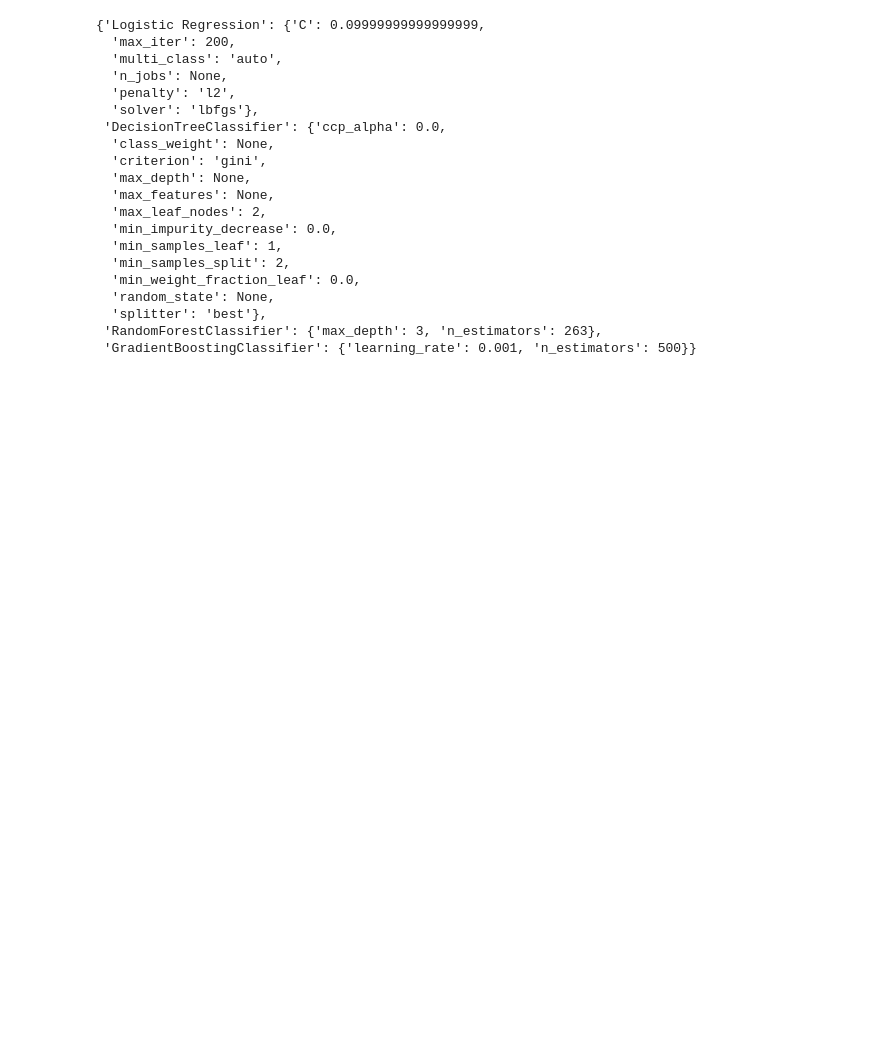
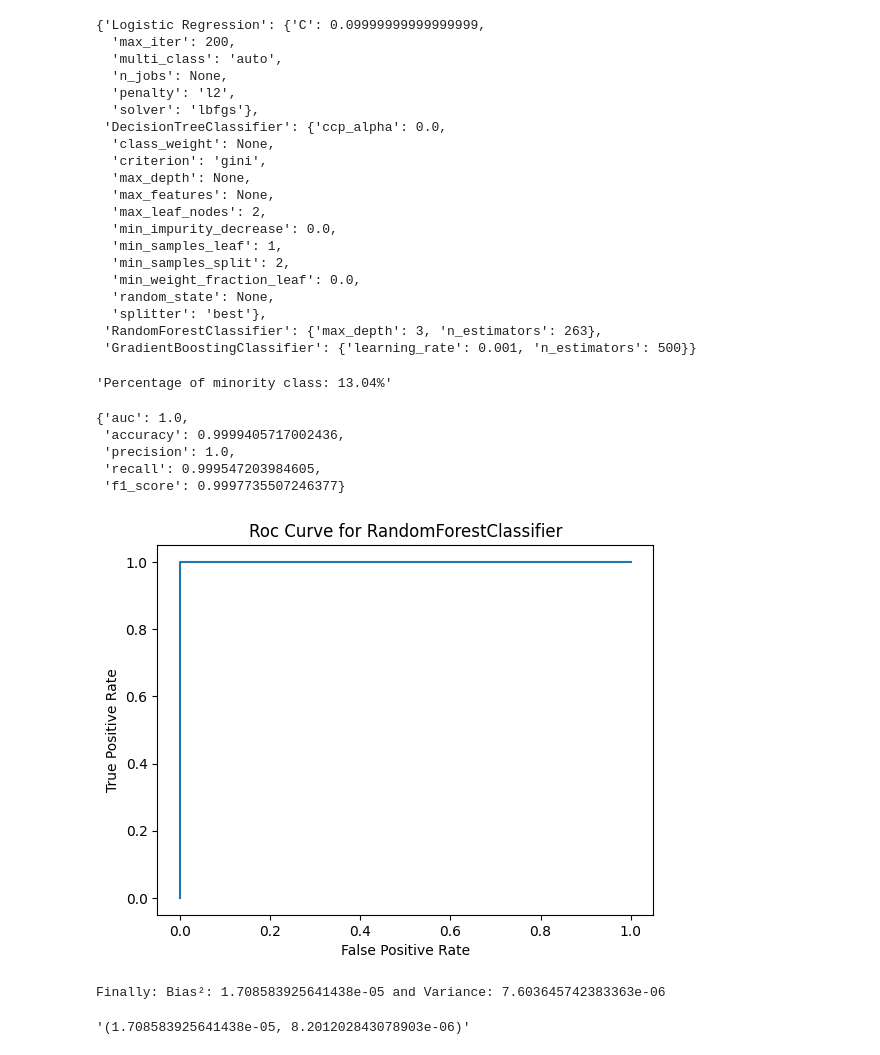
Before and after one commit to goamegah/Supervised-Learning-Unbalanced-Data, a Jupyter notebook: src/scripts/python-notebooks/credit_fraud_scripts.ipynb, the cells around one changed output. Drawn from its saved outputs; the diff is of its cells as text; code cells hidden in the pictures; blank space fills up the shorter version.

```diff
--- a/src/scripts/python-notebooks/credit_fraud_scripts.ipynb
+++ b/src/scripts/python-notebooks/credit_fraud_scripts.ipynb
@@ -742,3 +741,48 @@ best model for this approach: GradientBoostingClassifier
   'splitter': 'best'},
  'RandomForestClassifier': {'max_depth': 3, 'n_estimators': 263},
  'GradientBoostingClassifier': {'learning_rate': 0.001, 'n_estimators': 500}}
+# %%
+hyperparams_opti={
+    "GradientBoostingClassifier":
+        {
+            "learning_rate":0.15,
+            "n_estimators":1750
+        },
+    "RandomForestClassifier":
+        {
+
+            "max_depth": 18,
+            "n_estimators": 482
+        }
+
+}
+#To conclude, this 2 models are the best for this dataset, we choose the model with a model with fewer parameters to reduce variance of the model.
+#RandomForestClassifier have less estimators than "GradientBoostingClassifier", we choose it to simplify the model.
+# %%
+from src.core.ComputeModel import ComputeModel
+best_models={
+    "RandomForestClassifier":
+        ComputeModel(df_new_[relevant_features],df_new_[outcome], \
+                     process=process,model_name="RandomForestClassifier", \
+                     positive_mod=positive_mod,grid_search=False,params_grid=hyperparams_opti["RandomForestClassifier"],stratify=False)
+}
+# %%
+p=.15
+best_models["RandomForestClassifier"].fit(sampling=True,method="SMOTE",perc_minority=p)
+while best_models["RandomForestClassifier"].metrics()["f1_score"] < .901:
+    best_models["RandomForestClassifier"].fit(sampling=True,method="SMOTE",perc_minority=p)
+    p+=.1
+# %%
+"Percentage of minority class: " + str(round((p/(p+1))*100,2)) +"%" #13.04% percentage of minority class with oversampling for f1_score >=0.901
+# %% [output]
+'Percentage of minority class: 13.04%'
+# %%
+fig,ax=plt.subplots()
+best_models["RandomForestClassifier"].metrics(plot_roc=True,ax=ax)
+# %% [output]
+{'auc': 1.0,
+ 'accuracy': 0.9999405717002436,
+ 'precision': 1.0,
+ 'recall': 0.999547203984605,
+ 'f1_score': 0.9997735507246377}
+[figure, added]
@@ -744,0 +791,8 @@ best model for this approach: GradientBoostingClassifier
+# %%
+print(f"Finally: Bias²: {bias_two} and Variance: {variance}")
+# %% [output]
+Finally: Bias²: 1.708583925641438e-05 and Variance: 7.603645742383363e-06
+# %%
+"(1.708583925641438e-05, 8.201202843078903e-06)"
+# %% [output]
+'(1.708583925641438e-05, 8.201202843078903e-06)'
```
Also changed, not shown: parts of 8 cells of this notebook, 5 other files.
